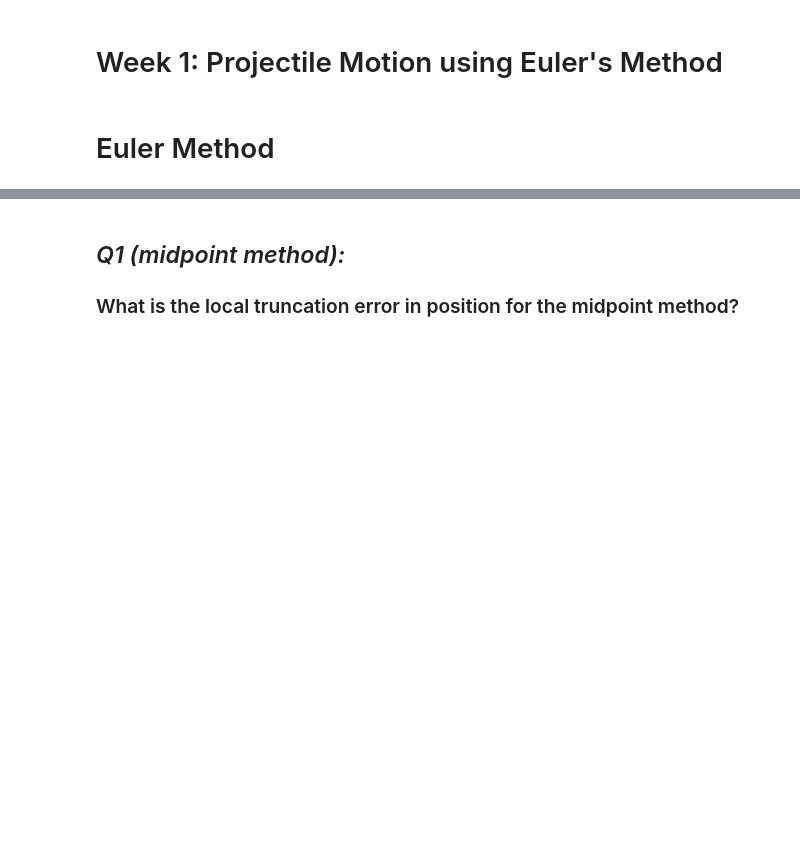
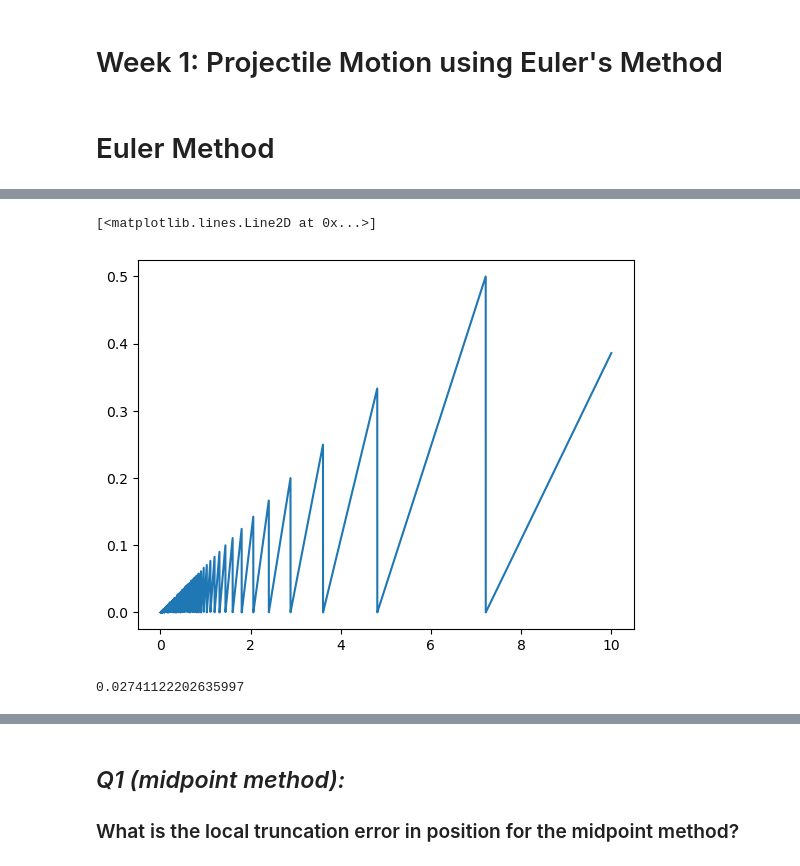
Before and after one commit to shigneedmeds/ComputationalPhysicsPython, a Jupyter notebook: labs/lab1.ipynb, the cells around one changed output, grey strips where cells are left out. Saved outputs shown, nothing was run; the diff lists cells and outputs as text; code cells hidden in the pictures; blank space fills up the shorter version.

```diff
--- a/labs/lab1.ipynb
+++ b/labs/lab1.ipynb
@@ -64,0 +99,18 @@ def proj_euler(speed_m, angle, tau, dimTau=False):
+# %%
+tau = np.linspace(0.001, 10, 10000)
+perc = []
+
+for t in tau:
+    G = 9.8
+    speed = 100
+    angle = np.pi/4
+    t, y= midpoint_method(v, 0, 0, t)
+    range_m = t[-1] * speed * np.cos(angle)
+    an_range_m = (speed**2 * np.sin(2 * angle)) / G
+    p = (range_m - an_range_m)/an_range_m
+    perc.append(np.abs(p))
+
+plt.plot(tau, perc)
+# %% [output]
+[<matplotlib.lines.Line2D at 0x...>]
+[figure, added]
@@ -64,0 +183,5 @@ def proj_euler(speed_m, angle, tau, dimTau=False):
+# %%
+x, y, range_m, an_range_m = proj_midpoint(, 45, 0.01, dimTau = True)
+range_m/an_range_m
+# %% [output]
+0.02741122202635997
```
Also changed, not shown: parts of 7 cells of this notebook.
